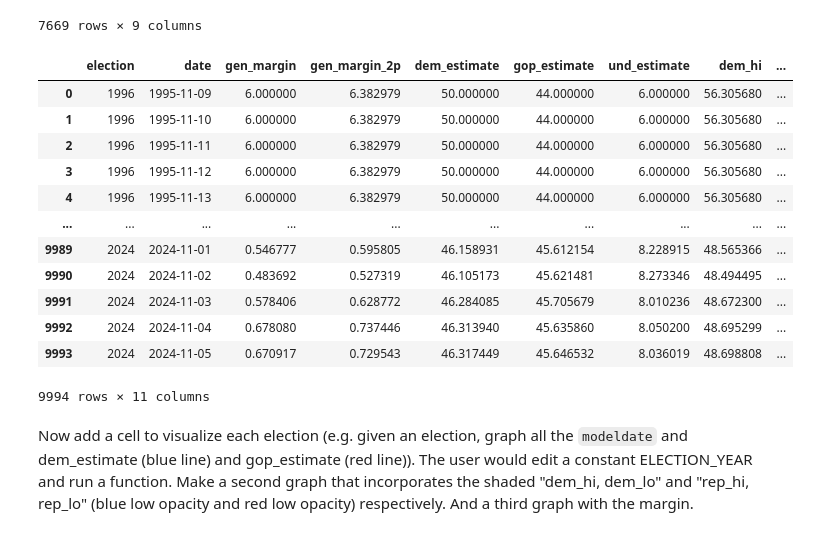
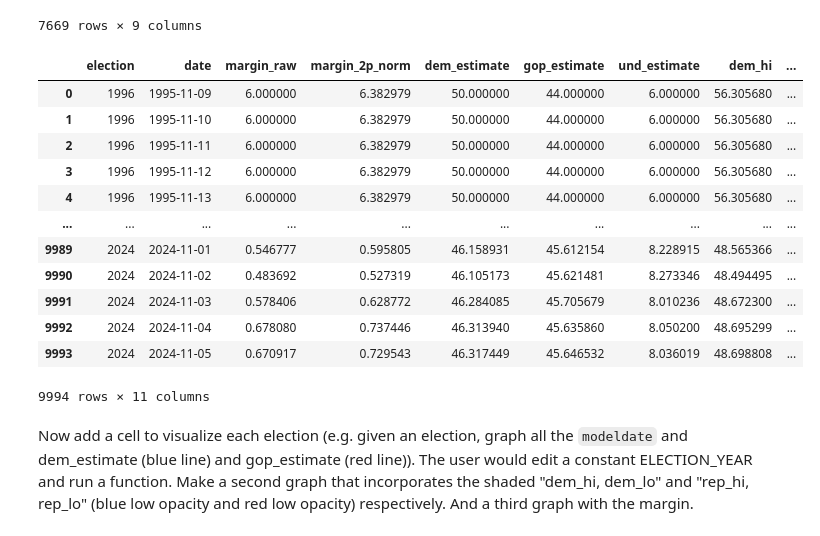
Before and after one commit to elijahsong/election-2026, a Jupyter notebook: notebooks/01-generic-ballot.ipynb, the cells around one changed output. Cells and saved outputs as stored; diff of their text form; code cells hidden in the pictures.

```diff
--- a/notebooks/01-data-processing.ipynb
+++ b/notebooks/01-generic-ballot.ipynb
@@ -107,11 +107,12 @@ REFERENCE_DIR = Path("../data/reference")
 
 
 def load_election_dates(path: Path = REFERENCE_DIR / "election_dates.json") -> pd.DataFrame:
-    """Load election days as a sorted (election, election_day) frame, where election is the cycle year."""
+    """Load election days as a sorted (election, election_day, day_before) frame, where election is the cycle year."""
     with open(path) as f:
         raw = json.load(f)
     dates = pd.DataFrame(
-        {"election": int(year), "election_day": pd.Timestamp(d["election_day"])} for year, d in raw.items()
+        {"election": int(year), "election_day": pd.Timestamp(d["election_day"]), "day_before": pd.Timestamp(d["day_before"])}
+        for year, d in raw.items()
     )
     return dates.sort_values("election_day", ignore_index=True)
 
@@ -170,7 +171,7 @@ historical_topline
 7669 rows × 9 columns
 # %%
 INTERIM_COLUMNS = [
-    "election", "date", "gen_margin", "gen_margin_2p",
+    "election", "date", "margin_raw", "margin_2p_norm",
     "dem_estimate", "gop_estimate", "und_estimate", "dem_hi", "dem_lo", "gop_hi", "gop_lo",
 ]
 INTERIM_RENAMES = {
@@ -185,9 +186,9 @@ def add_margins(df: pd.DataFrame) -> pd.DataFrame:
     """Add the D-R margin, the margin as a share of the two-party total, and the undecided share."""
     out = df.copy()
     two_party = out["dem_estimate"] + out["gop_estimate"]
-    out["gen_margin"] = out["dem_estimate"] - out["gop_estimate"]
+    out["margin_raw"] = out["dem_estimate"] - out["gop_estimate"]
     # a zero or missing two-party total has no defined share, so it becomes NaN instead of inf
-    out["gen_margin_2p"] = 100 * out["gen_margin"] / two_party.where(two_party > 0)
+    out["margin_2p_norm"] = 100 * out["margin_raw"] / two_party.where(two_party > 0)
     out["und_estimate"] = 100 - two_party
     return out
 
@@ -195,22 +196,52 @@ def add_margins(df: pd.DataFrame) -> pd.DataFrame:
 def to_interim(topline: pd.DataFrame) -> pd.DataFrame:
     """Convert a topline frame (with election) into the interim generic-ballot schema."""
     return add_margins(topline.rename(columns=INTERIM_RENAMES))[INTERIM_COLUMNS]
+# %%
+TREND_WINDOW_DAYS = 30
+TREND_MARGINS = {"raw": "margin_raw", "2p_norm": "margin_2p_norm"}
+
+
+def add_trend_features(df: pd.DataFrame, window: int = TREND_WINDOW_DAYS) -> pd.DataFrame:
+    """Add per-cycle rolling mean, EWMA and momentum (M_t - M_{t-window days}) for each margin.
+
+    Rows without a full `window` days of history in their cycle are left NaN, so every non-NaN value
+    is computed from the same amount of data.
+    """
+    out = df.sort_values("date", ignore_index=True)
+    by_cycle = out.groupby("election")
+    gaps = by_cycle["date"].diff().dropna()
+    if (gaps != pd.Timedelta(days=1)).any():
+        raise ValueError("Trend features assume one row per day within each cycle")
+
+    has_history = by_cycle["date"].shift(window).notna()
+    for suffix, col in TREND_MARGINS.items():
+        margin = by_cycle[col]
+        features = {
+            f"margin_{window}d_mean_{suffix}": margin.transform(lambda m: m.rolling(window).mean()),
+            f"margin_{window}d_ewma_{suffix}": margin.transform(lambda m: m.ewm(span=window).mean()),
+            f"momentum_{window}d_{suffix}": out[col] - margin.shift(window),
+        }
+        for name, values in features.items():
+            out[name] = values.where(has_history)
+    return out
 # %%
 INTERIM_DIR = Path("../data/interim")
 
 generic_ballot = to_interim(pd.concat([historical_topline, averages_topline], ignore_index=True)).sort_values(
     "date", ignore_index=True
 )
 if generic_ballot["date"].duplicated().any():
     raise ValueError("Historical and averages sources overlap on date")
 if (generic_ballot["und_estimate"] < 0).any():
     raise ValueError("dem_estimate + rep_estimate exceeds 100 on some dates")
 
-generic_ballot.to_parquet(INTERIM_DIR / "generic_ballot.parquet", index=False)
-generic_ballot.to_csv(INTERIM_DIR / "generic_ballot.csv", index=False)
+generic_ballot = add_trend_features(generic_ballot)
+
+generic_ballot.to_parquet(INTERIM_DIR / "generic_ballot_all.parquet", index=False)
+generic_ballot.to_csv(INTERIM_DIR / "generic_ballot_all.csv", index=False)
 generic_ballot
 # %% [output]
-|  | election | date | gen_margin | gen_margin_2p | dem_estimate | gop_estimate | und_estimate | dem_hi | ... |
+|  | election | date | margin_raw | margin_2p_norm | dem_estimate | gop_estimate | und_estimate | dem_hi | ... |
 | 0 | 1996 | 1995-11-09 | 6.000000 | 6.382979 | 50.000000 | 44.000000 | 6.000000 | 56.305680 | ... |
 | 1 | 1996 | 1995-11-10 | 6.000000 | 6.382979 | 50.000000 | 44.000000 | 6.000000 | 56.305680 | ... |
 | 2 | 1996 | 1995-11-11 | 6.000000 | 6.382979 | 50.000000 | 44.000000 | 6.000000 | 56.305680 | ... |
```
Also changed, not shown: parts of 4 cells of this notebook, 21 other files.
